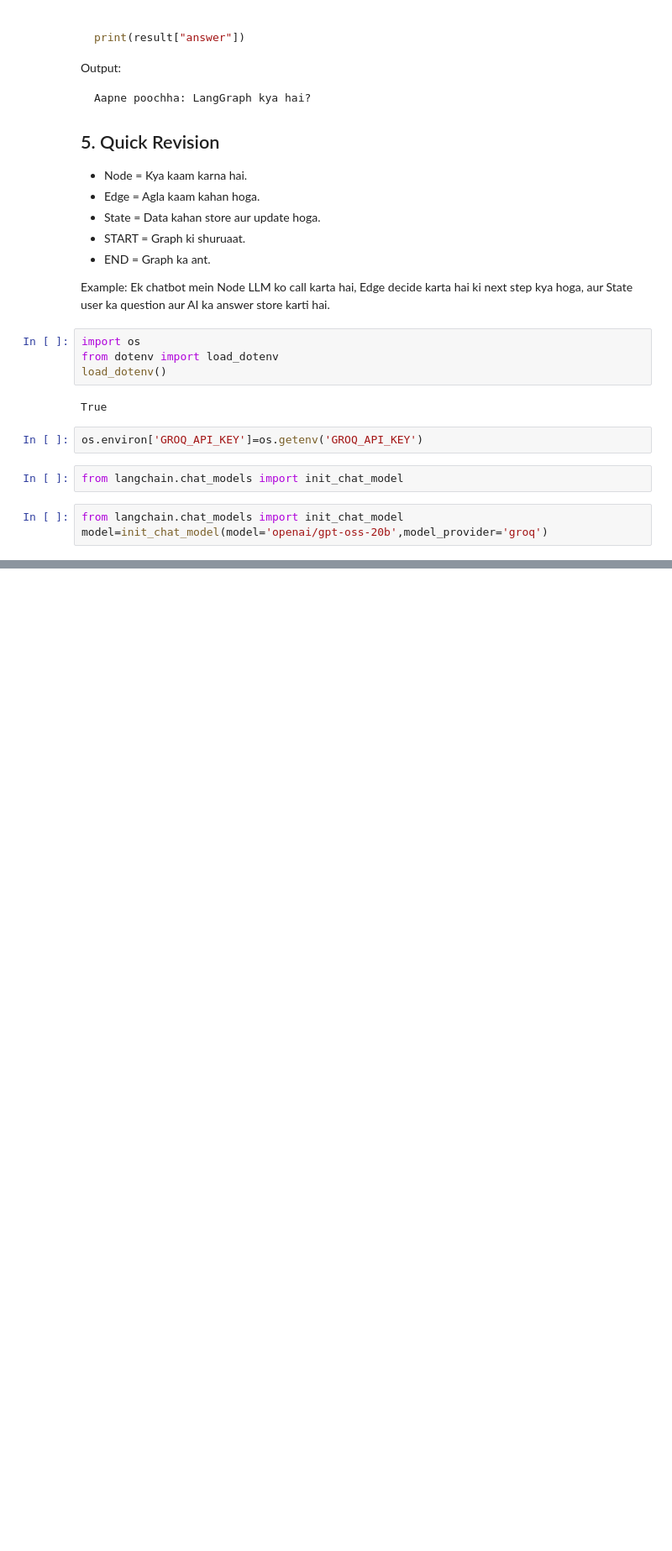
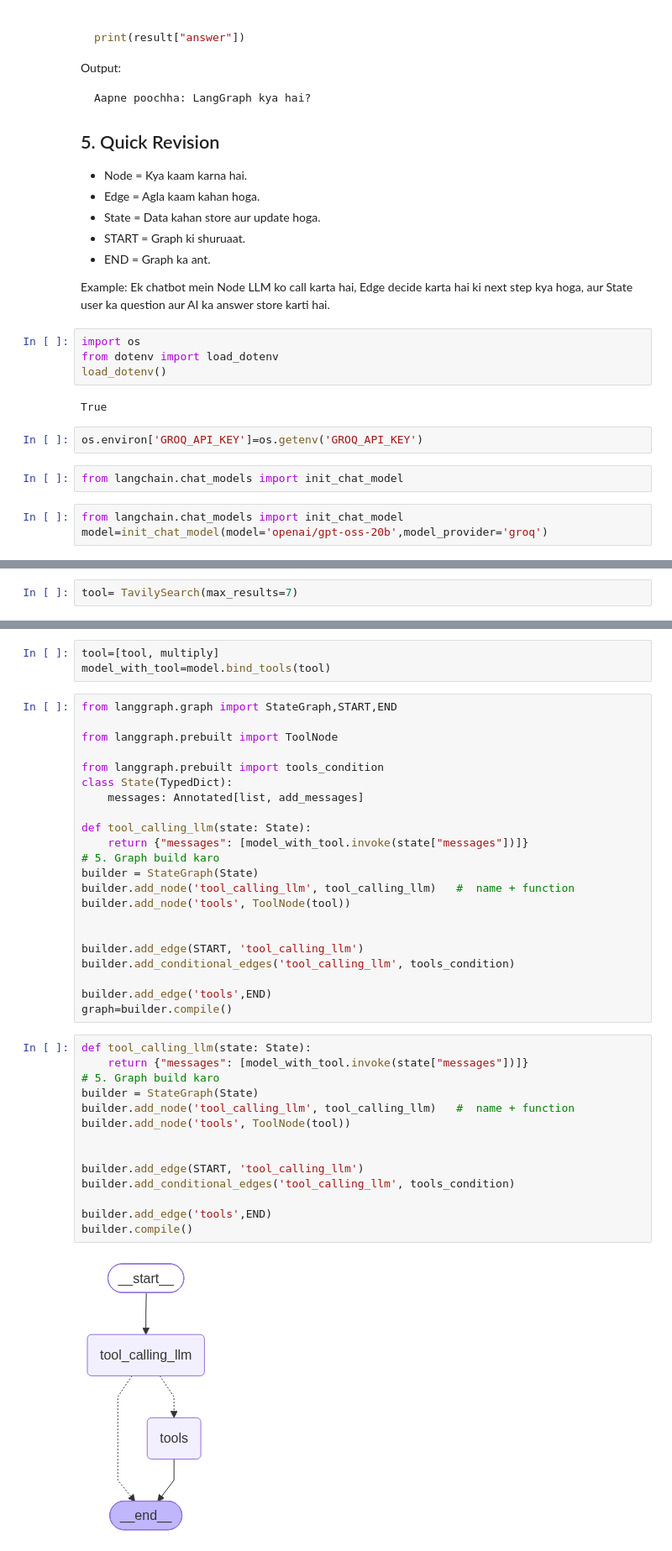
Before and after one commit to MohitPayasi/mohit_payasi, a Jupyter notebook: langraphproject/basic_chat/basic_chat_1.ipynb, the cells around one changed output, grey strips where cells are left out. Shown at 84% size. Cells and saved outputs as stored; diff of their text form; blank space fills up the shorter version.

```diff
--- a/langraphproject/basic_chat/basic_chat_1.ipynb
+++ b/langraphproject/basic_chat/basic_chat_1.ipynb
@@ -147,0 +239,2 @@ AuthenticationError: Error code: 401 - {'error': {'message': 'Invalid API Key',
+# %%
+tool= TavilySearch(max_results=7)
@@ -147,0 +252,41 @@ AuthenticationError: Error code: 401 - {'error': {'message': 'Invalid API Key',
+# %%
+tool=[tool, multiply]
+model_with_tool=model.bind_tools(tool)
+# %%
+from langgraph.graph import StateGraph,START,END
+
+from langgraph.prebuilt import ToolNode
+
+from langgraph.prebuilt import tools_condition
+class State(TypedDict):
+    messages: Annotated[list, add_messages]
+
+def tool_calling_llm(state: State):
+    return {"messages": [model_with_tool.invoke(state["messages"])]}
+# 5. Graph build karo
+builder = StateGraph(State)
+builder.add_node('tool_calling_llm', tool_calling_llm)   #  name + function
+builder.add_node('tools', ToolNode(tool))
+
+
+builder.add_edge(START, 'tool_calling_llm')
+builder.add_conditional_edges('tool_calling_llm', tools_condition)
+
+builder.add_edge('tools',END)
+graph=builder.compile()
+# %%
+def tool_calling_llm(state: State):
+    return {"messages": [model_with_tool.invoke(state["messages"])]}
+# 5. Graph build karo
+builder = StateGraph(State)
+builder.add_node('tool_calling_llm', tool_calling_llm)   #  name + function
+builder.add_node('tools', ToolNode(tool))
+
+
+builder.add_edge(START, 'tool_calling_llm')
+builder.add_conditional_edges('tool_calling_llm', tools_condition)
+
+builder.add_edge('tools',END)
+builder.compile()
+# %% [output]
+[figure, added]
```
Also changed, not shown: parts of 29 cells of this notebook.
